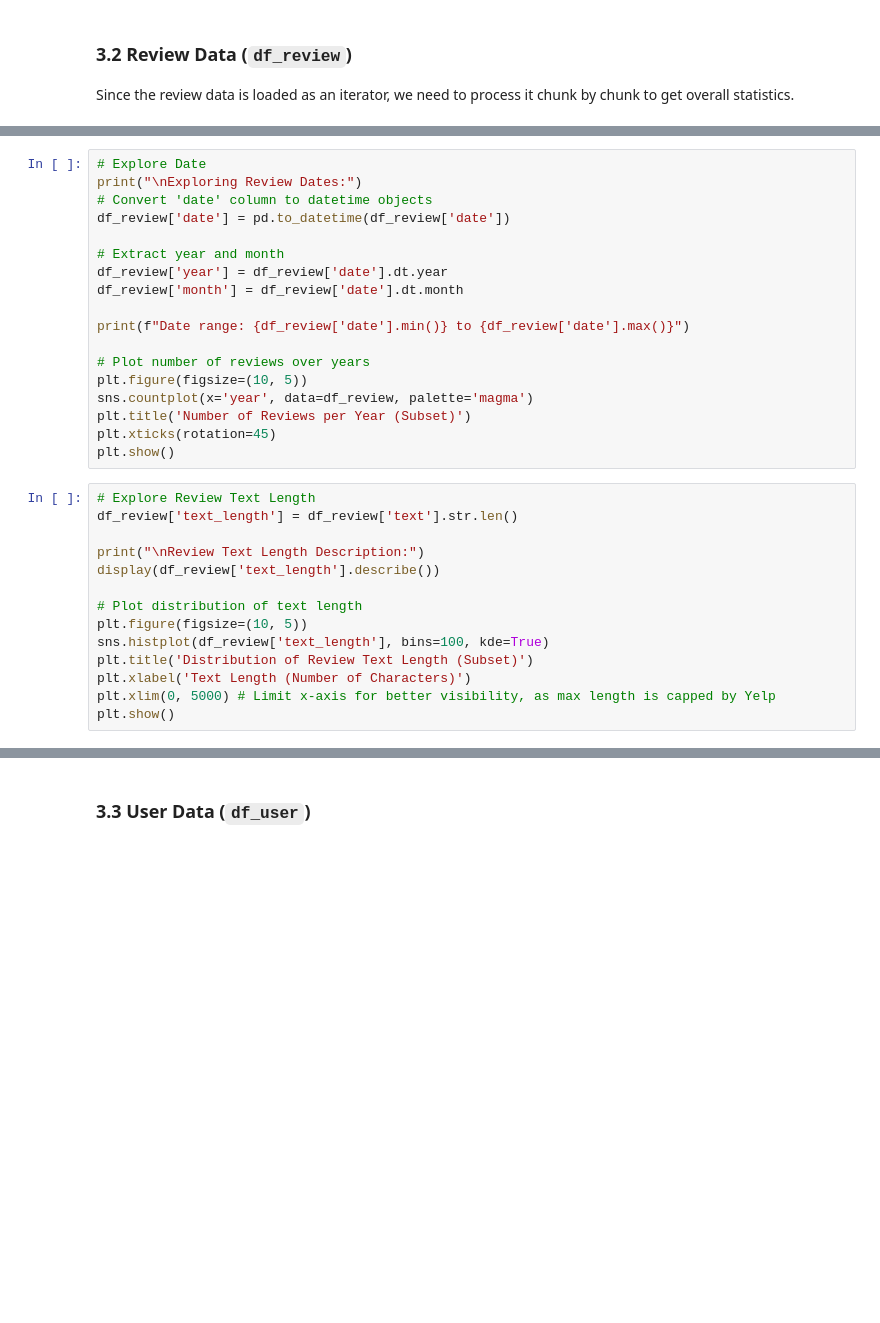
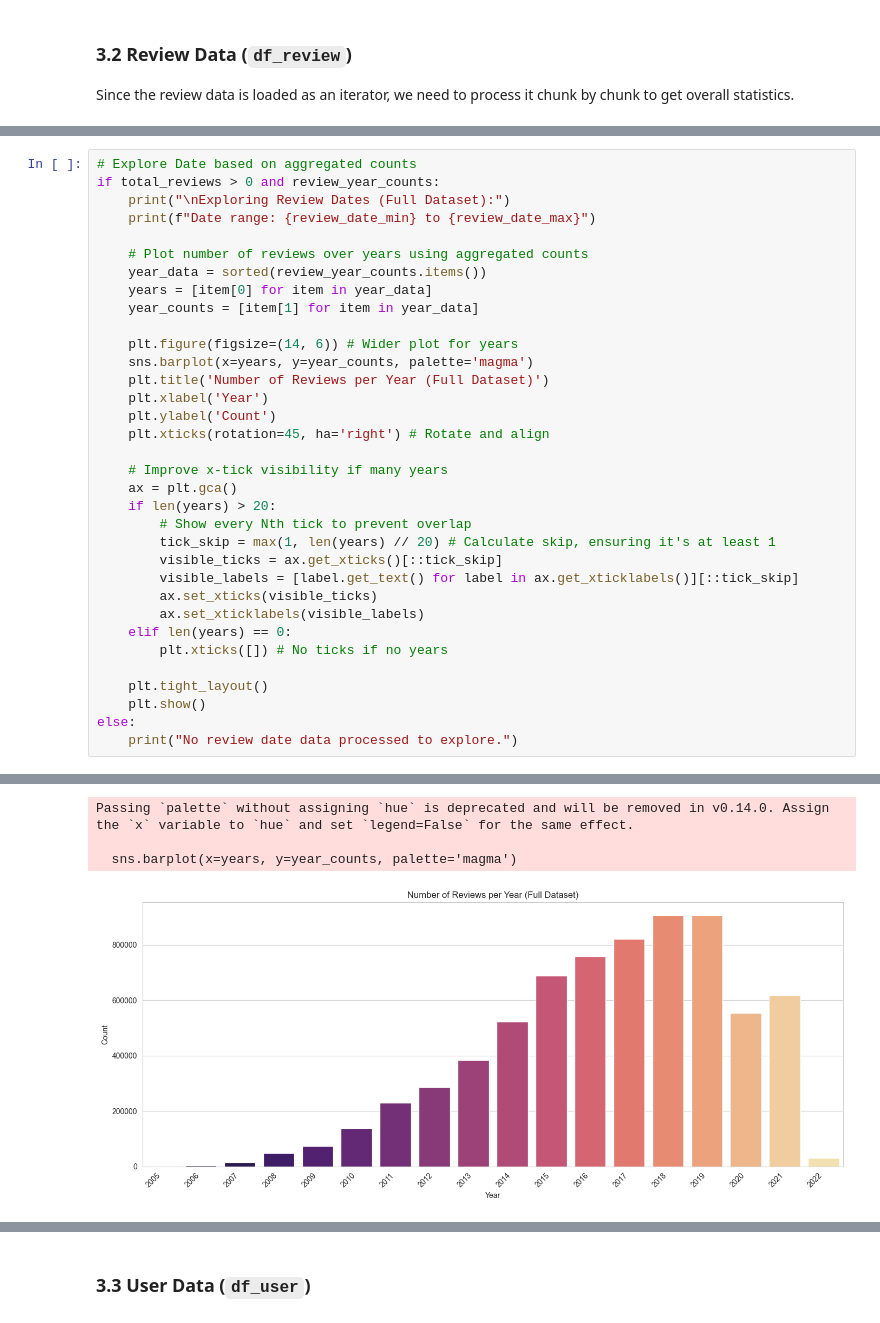
Before and after one commit to AmanNarendraAli/DSMProject, a Jupyter notebook: scripts/EDA.ipynb, the cells around one changed output, grey strips where cells are left out. Saved outputs shown, nothing was run; the diff lists cells and outputs as text; blank space fills up the shorter version.

```diff
--- a/scripts/EDA.ipynb
+++ b/scripts/EDA.ipynb
@@ -329,32 +540,35 @@ plt.show()
-# %%
-# Explore Date
-print("\nExploring Review Dates:")
-# Convert 'date' column to datetime objects
-df_review['date'] = pd.to_datetime(df_review['date'])
-
-# Extract year and month
-df_review['year'] = df_review['date'].dt.year
-df_review['month'] = df_review['date'].dt.month
-
-print(f"Date range: {df_review['date'].min()} to {df_review['date'].max()}")
-
-# Plot number of reviews over years
-plt.figure(figsize=(10, 5))
-sns.countplot(x='year', data=df_review, palette='magma')
-plt.title('Number of Reviews per Year (Subset)')
-plt.xticks(rotation=45)
-plt.show()
-# %%
-# Explore Review Text Length
-df_review['text_length'] = df_review['text'].str.len()
-
-print("\nReview Text Length Description:")
-display(df_review['text_length'].describe())
-
-# Plot distribution of text length
-plt.figure(figsize=(10, 5))
-sns.histplot(df_review['text_length'], bins=100, kde=True)
-plt.title('Distribution of Review Text Length (Subset)')
-plt.xlabel('Text Length (Number of Characters)')
-plt.xlim(0, 5000) # Limit x-axis for better visibility, as max length is capped by Yelp
-plt.show()
+# %%
+# Explore Date based on aggregated counts
+if total_reviews > 0 and review_year_counts:
+    print("\nExploring Review Dates (Full Dataset):")
+    print(f"Date range: {review_date_min} to {review_date_max}")
+
+    # Plot number of reviews over years using aggregated counts
+    year_data = sorted(review_year_counts.items())
+    years = [item[0] for item in year_data]
+    year_counts = [item[1] for item in year_data]
+
+    plt.figure(figsize=(14, 6)) # Wider plot for years
+    sns.barplot(x=years, y=year_counts, palette='magma')
+    plt.title('Number of Reviews per Year (Full Dataset)')
+    plt.xlabel('Year')
+    plt.ylabel('Count')
+    plt.xticks(rotation=45, ha='right') # Rotate and align
+
+    # Improve x-tick visibility if many years
+    ax = plt.gca()
+    if len(years) > 20:
+        # Show every Nth tick to prevent overlap
+        tick_skip = max(1, len(years) // 20) # Calculate skip, ensuring it's at least 1
+        visible_ticks = ax.get_xticks()[::tick_skip]
+        visible_labels = [label.get_text() for label in ax.get_xticklabels()][::tick_skip]
+        ax.set_xticks(visible_ticks)
+        ax.set_xticklabels(visible_labels)
+    elif len(years) == 0:
+        plt.xticks([]) # No ticks if no years
+
+    plt.tight_layout()
+    plt.show()
+else:
+    print("No review date data processed to explore.")
+# %% [output]
@@ -360,0 +577,4 @@ plt.show()
+Passing `palette` without assigning `hue` is deprecated and will be removed in v0.14.0. Assign the `x` variable to `hue` and set `legend=False` for the same effect.
+
+  sns.barplot(x=years, y=year_counts, palette='magma')
+[figure, added]
```
Also changed, not shown: parts of 39 cells of this notebook.
